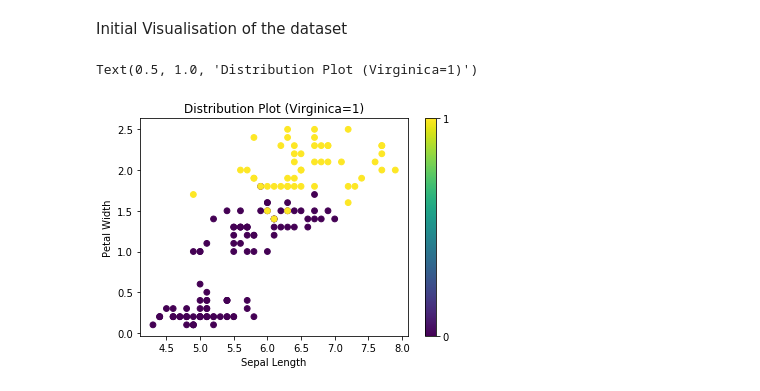
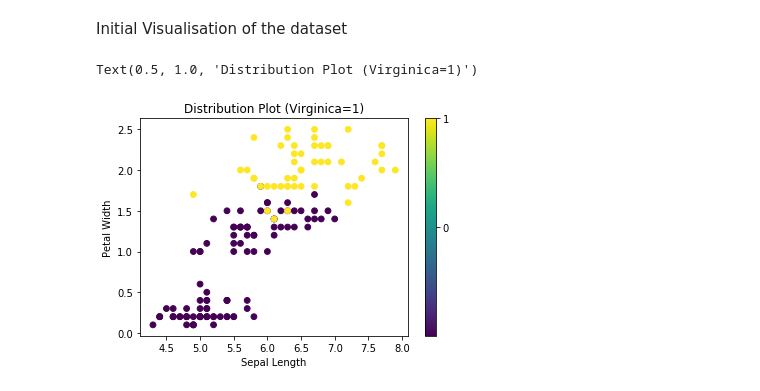
Before and after one commit to sdeepaknarayanan/Machine-Learning, a Jupyter notebook: Assignment 2/16110142_HW2_Q3.ipynb, the cells around one changed output. Saved outputs shown, nothing was run; the diff lists cells and outputs as text; code cells hidden in the pictures.

```diff
--- a/Assignment 2/16110142_HW2_Q3.ipynb
+++ b/Assignment 2/16110142_HW2_Q3.ipynb
@@ -33,20 +14,20 @@ Classa reassignment in the below cell to Virginica and Non Virginica
 # %%
 dataset = load_iris()['data']
 target = load_iris()['target']
-target[:100] = 0
+target[:100] = -1
 target[100:] = 1
 df = pd.DataFrame(dataset)
 df = df.rename( columns={0: "SL", 1: "SW", 2:"PL",3:"PW"})
 df = df.assign(IsVirginica=pd.Series(target))
-weights = np.ones(len(data))/len(data)
+weight = np.ones(len(dataset))/len(dataset)
 # %% [markdown]
 Initial Visualisation of the dataset
 # %%
-plt.scatter(np.array(df['SL']), np.array(df['PW']),c=df['IsVirginica'],s = weights*5000)
+plt.scatter(np.array(df['SL']), np.array(df['PW']),c=df['IsVirginica'],s = weight*5000)
 plt.colorbar(ticks = [0,1])
 plt.xlabel('Sepal Length')
 plt.ylabel('Petal Width')
 plt.title('Distribution Plot (Virginica=1)')
 # %% [output]
 Text(0.5, 1.0, 'Distribution Plot (Virginica=1)')
-[figure, old version]
+[figure, new version]
```
Also changed, not shown: parts of 13 cells of this notebook.
